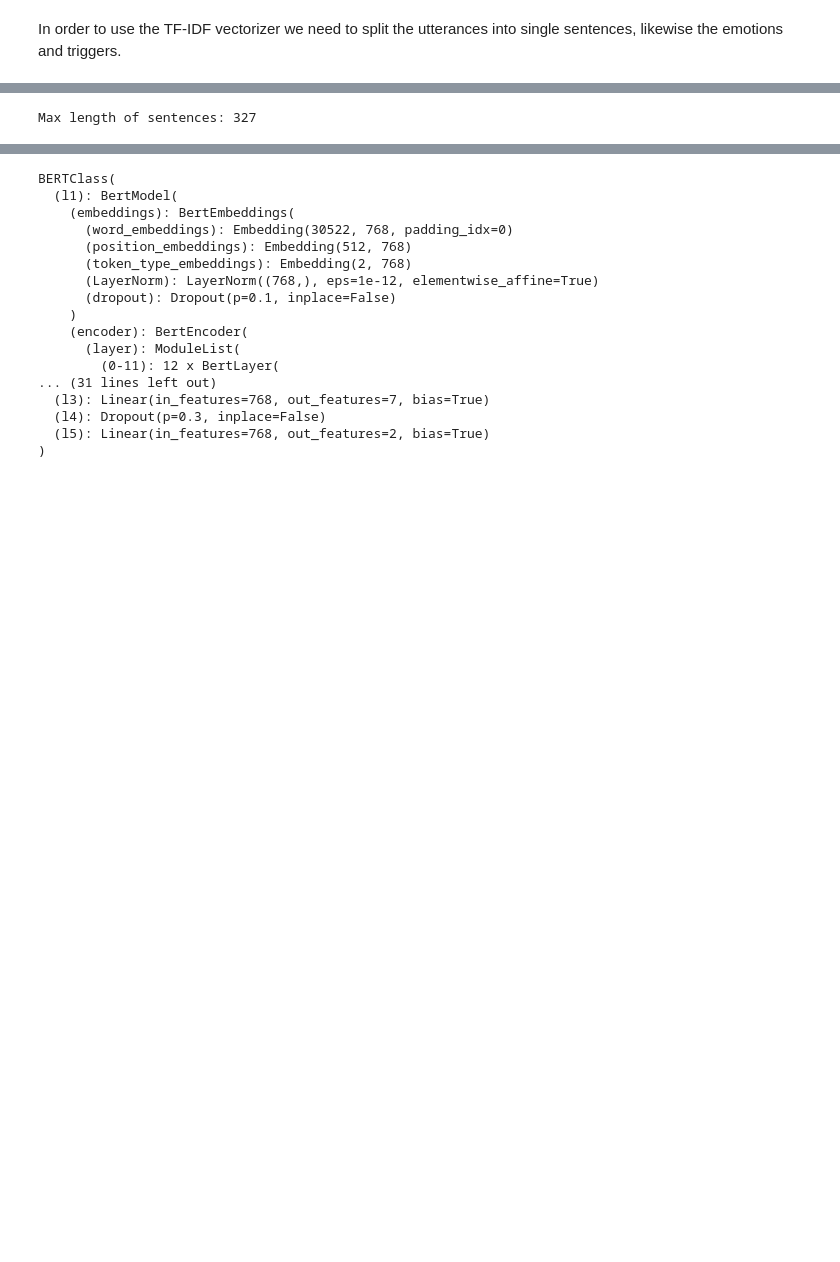
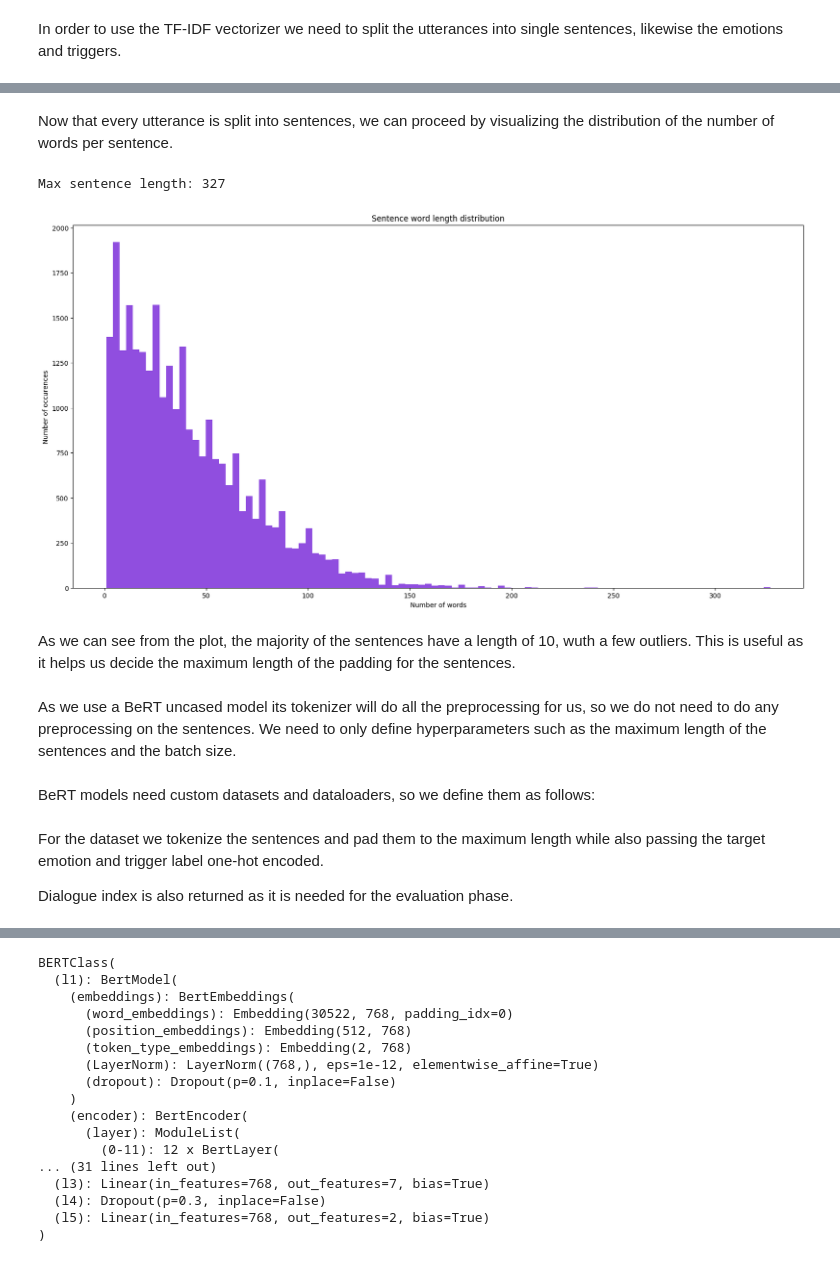
Before and after one commit to CipStr/NLProject, a Jupyter notebook: 420.ipynb, the cells around one changed output, grey strips where cells are left out. Cells and saved outputs as stored; diff of their text form; code cells hidden in the pictures; blank space fills up the shorter version.

```diff
--- a/420.ipynb
+++ b/420.ipynb
@@ -367,15 +426,28 @@ emotion_to_index = {
     "disgust": 5,
     "fear": 6
 }
-# %%
-# get max length of sentences
-max_len = 0
-for sentence in bert_train["sentence"]:
-  if len(sentence) > max_len:
-    max_len = len(sentence)
-print(f"Max length of sentences: {max_len}")
-# %% [output]
-Max length of sentences: 327
+# %% [markdown]
+Now that every utterance is split into sentences, we can proceed by visualizing the distribution of the number of words per sentence.
+# %%
+# plot sentence word length distribution
+sentence_length = []
+for index, row in bert_train.iterrows():
+    sentence_length.append(len(row["sentence"]))
+print(f"Max sentence length: {max(sentence_length)}")
+
+plt.figure(figsize=(20,10))
+plt.hist(sentence_length, bins=100, color=set_color(1))
+plt.title("Sentence word length distribution")
+plt.xlabel("Number of words")
+plt.ylabel("Number of occurences")
+plt.show()
+# %% [output]
+Max sentence length: 327
+[figure, added]
+# %% [markdown]
+As we can see from the plot, the majority of the sentences have a length of 10, wuth a few outliers. This is useful as it helps us decide the maximum length of the padding for the sentences.
+# %% [markdown]
+As we use a BeRT uncased model its tokenizer will do all the preprocessing for us, so we do not need to do any preprocessing on the sentences. We need to only define hyperparameters such as the maximum length of the sentences and the batch size.
 # %%
 MODEL_NAME = 'bert-base-uncased'
 #MODEL_NAME = "prajjwal1/bert-tiny"
@@ -387,6 +459,12 @@ LEARNING_RATE = 2e-05
 OUT_CHANNELS = 768 if "base" in  MODEL_NAME else 128 #128 if "tiny" 1024 if "base"
 
 tokenizer = AutoTokenizer.from_pretrained(MODEL_NAME)
+# %% [markdown]
+BeRT models need custom datasets and dataloaders, so we define them as follows:
+# %% [markdown]
+For the dataset we tokenize the sentences and pad them to the maximum length while also passing the target emotion and trigger label one-hot encoded.
+
+Dialogue index is also returned as it is needed for the evaluation phase.
 # %%
 class CustomDataset(Dataset):
 
```
Also changed, not shown: parts of 116 cells of this notebook, 1 other file.
